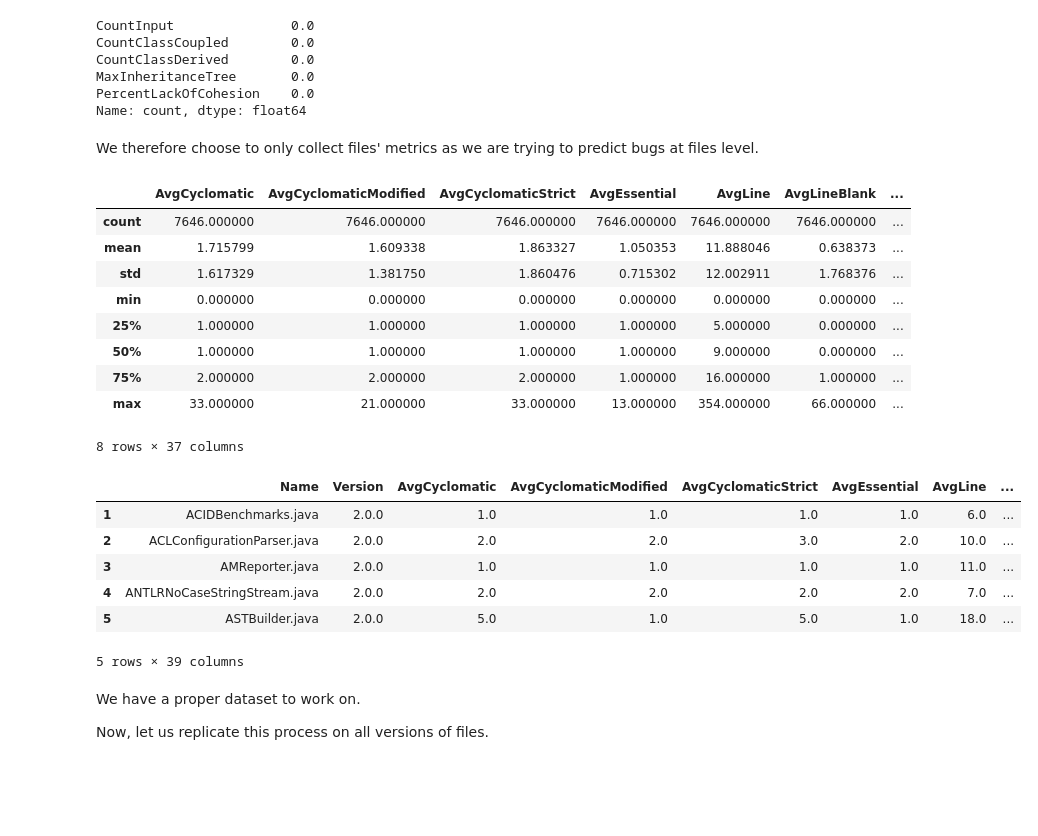
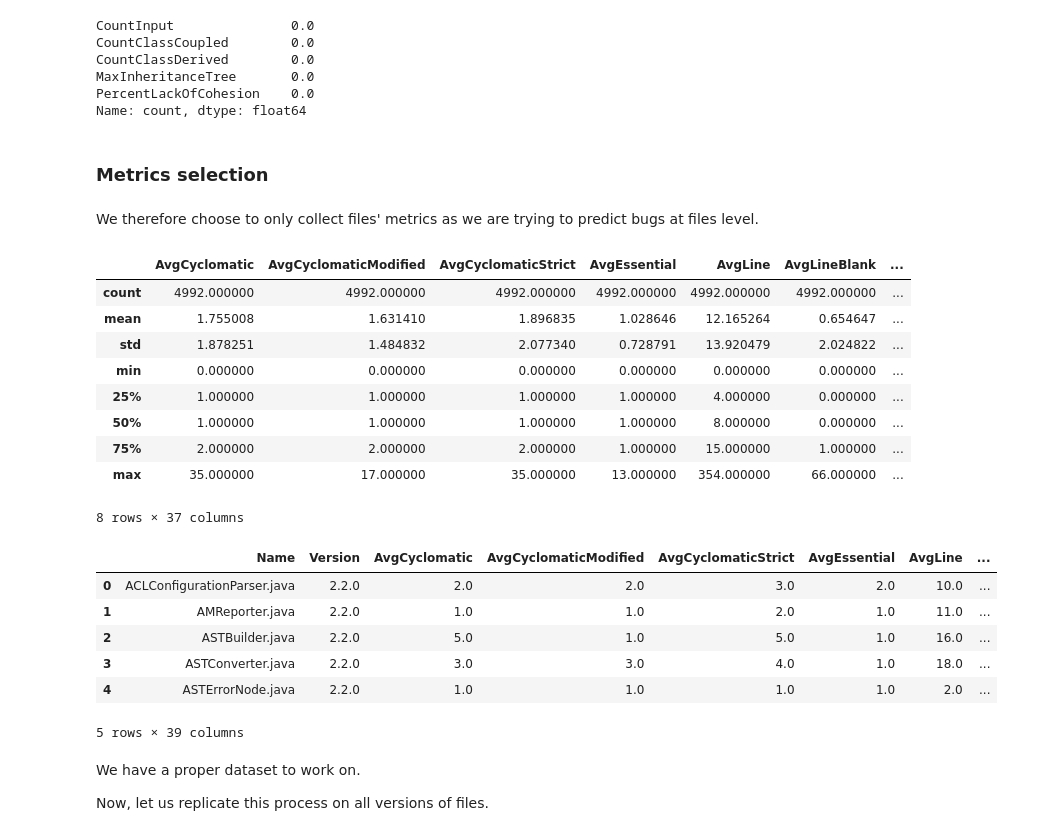
Before and after one commit to ahenrij/ets-mgl869-hive, a Jupyter notebook: src/lab/notebooks/dataset.ipynb, the cells around one changed output. Cells and saved outputs as stored; diff of their text form; code cells hidden in the pictures; blank space fills up the shorter version.

Commit message:
metrics collected

```diff
--- a/src/lab/notebooks/dataset.ipynb
+++ b/src/lab/notebooks/dataset.ipynb
@@ -17,7 +17,7 @@ OUTPUT_DIR = "../../data/output/"
 # %% [markdown]
 We take a look at the raw metrics data to know how to process it
 # %%
-df = pd.read_csv(INPUT_DIR + "hive-metrics-2.3.0.csv")
+df = pd.read_csv(INPUT_DIR + "hive-metrics-2.2.0.csv")
 df.head()
 # %% [output]
 |  | Kind | Name | AltAvgLineBlank | AltAvgLineCode | AltAvgLineComment | AltCountLineBlank | ... |
@@ -54,6 +54,8 @@ CountClassDerived        0.0
 MaxInheritanceTree       0.0
 PercentLackOfCohesion    0.0
 Name: count, dtype: float64
+# %% [markdown]
+### Metrics selection
 # %% [markdown]
 We therefore choose to only collect files' metrics as we are trying to predict bugs at files level.
 # %%
@@ -68,25 +70,25 @@ data = df.loc[df["Kind"] == "File"][metrics_cols]
 data.describe()
 # %% [output]
 |  | AvgCyclomatic | AvgCyclomaticModified | AvgCyclomaticStrict | AvgEssential | AvgLine | AvgLineBlank | ... |
-| count | 7646.000000 | 7646.000000 | 7646.000000 | 7646.000000 | 7646.000000 | 7646.000000 | ... |
-| mean | 1.715799 | 1.609338 | 1.863327 | 1.050353 | 11.888046 | 0.638373 | ... |
-| std | 1.617329 | 1.381750 | 1.860476 | 0.715302 | 12.002911 | 1.768376 | ... |
+| count | 4992.000000 | 4992.000000 | 4992.000000 | 4992.000000 | 4992.000000 | 4992.000000 | ... |
+| mean | 1.755008 | 1.631410 | 1.896835 | 1.028646 | 12.165264 | 0.654647 | ... |
+| std | 1.878251 | 1.484832 | 2.077340 | 0.728791 | 13.920479 | 2.024822 | ... |
 | min | 0.000000 | 0.000000 | 0.000000 | 0.000000 | 0.000000 | 0.000000 | ... |
-| 25% | 1.000000 | 1.000000 | 1.000000 | 1.000000 | 5.000000 | 0.000000 | ... |
-| 50% | 1.000000 | 1.000000 | 1.000000 | 1.000000 | 9.000000 | 0.000000 | ... |
-| 75% | 2.000000 | 2.000000 | 2.000000 | 1.000000 | 16.000000 | 1.000000 | ... |
-| max | 33.000000 | 21.000000 | 33.000000 | 13.000000 | 354.000000 | 66.000000 | ... |
+| 25% | 1.000000 | 1.000000 | 1.000000 | 1.000000 | 4.000000 | 0.000000 | ... |
+| 50% | 1.000000 | 1.000000 | 1.000000 | 1.000000 | 8.000000 | 0.000000 | ... |
+| 75% | 2.000000 | 2.000000 | 2.000000 | 1.000000 | 15.000000 | 1.000000 | ... |
+| max | 35.000000 | 17.000000 | 35.000000 | 13.000000 | 354.000000 | 66.000000 | ... |
 8 rows × 37 columns
 # %%
-data.insert(1, "Version", "2.0.0")
+data.insert(1, "Version", "2.2.0")
 data.head()
 # %% [output]
 |  | Name | Version | AvgCyclomatic | AvgCyclomaticModified | AvgCyclomaticStrict | AvgEssential | AvgLine | ... |
-| 1 | ACIDBenchmarks.java | 2.0.0 | 1.0 | 1.0 | 1.0 | 1.0 | 6.0 | ... |
-| 2 | ACLConfigurationParser.java | 2.0.0 | 2.0 | 2.0 | 3.0 | 2.0 | 10.0 | ... |
-| 3 | AMReporter.java | 2.0.0 | 1.0 | 1.0 | 1.0 | 1.0 | 11.0 | ... |
-| 4 | ANTLRNoCaseStringStream.java | 2.0.0 | 2.0 | 2.0 | 2.0 | 2.0 | 7.0 | ... |
-| 5 | ASTBuilder.java | 2.0.0 | 5.0 | 1.0 | 5.0 | 1.0 | 18.0 | ... |
+| 0 | ACLConfigurationParser.java | 2.2.0 | 2.0 | 2.0 | 3.0 | 2.0 | 10.0 | ... |
+| 1 | AMReporter.java | 2.2.0 | 1.0 | 1.0 | 2.0 | 1.0 | 11.0 | ... |
+| 2 | ASTBuilder.java | 2.2.0 | 5.0 | 1.0 | 5.0 | 1.0 | 16.0 | ... |
+| 3 | ASTConverter.java | 2.2.0 | 3.0 | 3.0 | 4.0 | 1.0 | 18.0 | ... |
+| 4 | ASTErrorNode.java | 2.2.0 | 1.0 | 1.0 | 1.0 | 1.0 | 2.0 | ... |
 5 rows × 39 columns
 # %% [markdown]
 We have a proper dataset to work on.
```
Also changed, not shown: 18 other files.
